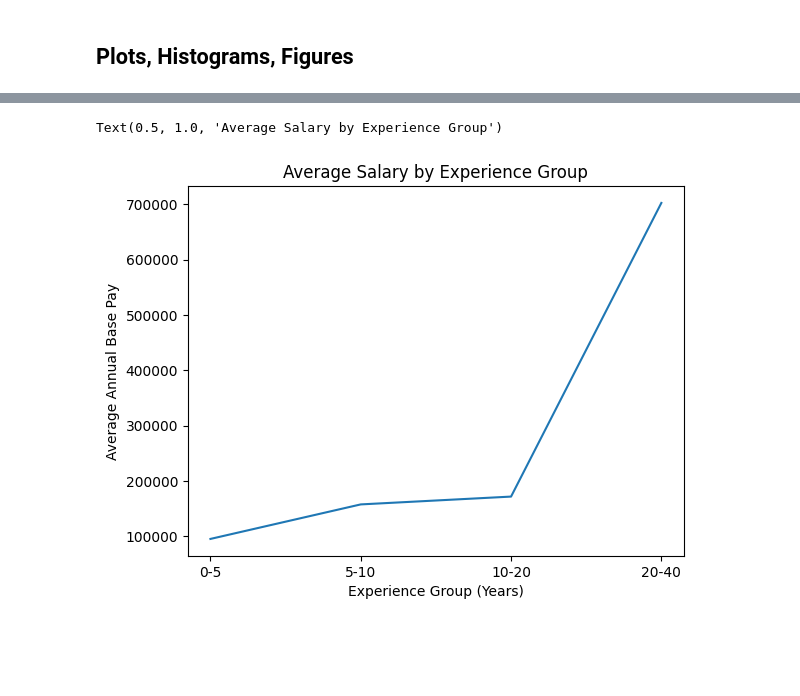
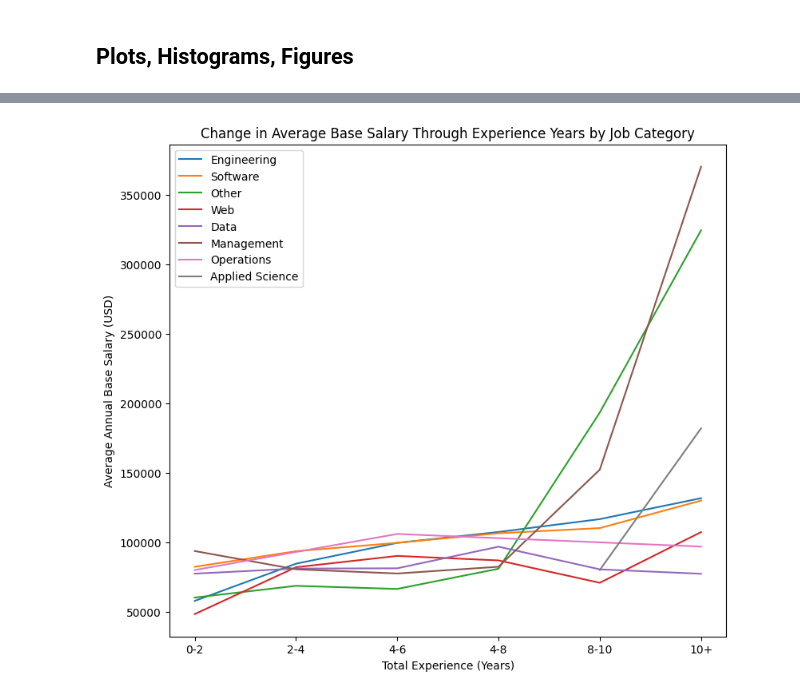
Before and after one commit to ECO225-W2024/project-one-code-macy-chen, a Jupyter notebook: tech_salaries.ipynb, the cells around one changed output, grey strips where cells are left out. Saved outputs shown, nothing was run; the diff lists cells and outputs as text; code cells hidden in the pictures; blank space fills up the shorter version.

Commit message:
Added plots, analysis, and conclusion

```diff
--- a/tech_salaries.ipynb
+++ b/tech_salaries.ipynb
@@ -44,6 +42,6 @@ df
 # %%
 #drop unneeded columns
-cleaned_df = df.drop(columns=['index', "salary_id", "job_title_rank", "employer_experience_years", "signing_bonus", "stock_value_bonus", "comments", "submitted_at"])
+cleaned_df = df.drop(columns=['index', "salary_id", "job_title_rank", "signing_bonus", "stock_value_bonus", "comments", "submitted_at"])
 
 #display percentage of missing data (null value) in each column: number of NaNs/total number of index
 round(100*(cleaned_df.isnull().sum()/len(cleaned_df.index)), 2)
@@ -93,0 +86,7 @@ cleaned_df
+# %%
+exchange_rates_df = pd.read_csv("/Users/macychen/ECO225Project/Data/exchange_rates_2016.csv", low_memory=False)
+cleanedrates_df = exchange_rates_df.drop(columns=['INDICATOR', "SUBJECT", "MEASURE", "FREQUENCY", "TIME", "Flag Codes"])
+
+cleanedrates_df['LOCATION'] = [pycountry.countries.get(alpha_3=code).alpha_2 for code in cleanedrates_df['LOCATION']]
+
+cleanedrates_df
@@ -93,0 +107,10 @@ cleaned_df
+# %%
+# Create a dictionary to map country to exchange rate
+exchange_rate_dict = dict(zip(cleanedrates_df['LOCATION'], cleanedrates_df['Value']))
+
+# Multiply salary and bonus by the exchange rate using map
+converted_cleaned_df = cleaned_df.copy()
+converted_cleaned_df['annual_bonus'] = (1/converted_cleaned_df['location_country'].map(exchange_rate_dict)) * converted_cleaned_df['annual_bonus']
+converted_cleaned_df['annual_base_pay'] = (1/converted_cleaned_df['location_country'].map(exchange_rate_dict)) * converted_cleaned_df['annual_base_pay']
+
+converted_cleaned_df
@@ -160,16 +219,23 @@ Text(0.5, 1.0, 'Annual Base Pay vs. Total Experience')
 # %%
-bins = [0, 5, 10, 20, 40]
-exp_grouped_df = cleaned_df.copy()
-exp_grouped_df['experience_group'] = pd.cut(cleaned_df['total_experience_years'], bins=bins,
-                                            labels=['0-5', '5-10', '10-20', '20-40'])
+bins = [0, 2, 4, 6, 8, 10, float('inf')]
+exp_grouped_df = converted_cleaned_df.copy()
+exp_grouped_df['experience_group'] = pd.cut(converted_cleaned_df['total_experience_years'], bins=bins,
+                                            labels=['0-2', '2-4', '4-6', '4-8', '8-10', '10+'])
 
-avg_pay_grouped = exp_grouped_df.groupby('experience_group',
-                                         observed=True)['annual_base_pay'].mean().reset_index()
+avg_pay_grouped = exp_grouped_df.groupby(['job_title_category', 'experience_group'], observed=True)['annual_base_pay'].mean().reset_index()
 
-plt.plot(avg_pay_grouped['experience_group'], avg_pay_grouped['annual_base_pay'])
-plt.xlabel('Experience Group (Years)')
-plt.ylabel('Average Annual Base Pay')
-plt.title('Average Salary by Experience Group')
+plt.figure(figsize=(9, 8))
+
+for job_category in df['job_title_category'].unique():
+    job_data = avg_pay_grouped[avg_pay_grouped['job_title_category'] == job_category]
+    plt.plot(job_data['experience_group'], job_data['annual_base_pay'], label=job_category)
+
+# Customize the plot
+plt.xlabel('Total Experience (Years)')
+plt.ylabel('Average Annual Base Salary (USD)')
+plt.title('Change in Average Base Salary Through Experience Years by Job Category')
+plt.legend()
+
+plt.show()
 # %% [output]
-Text(0.5, 1.0, 'Average Salary by Experience Group')
-[figure, old version]
+[figure, new version]
```
Also changed, not shown: parts of 25 cells of this notebook.
